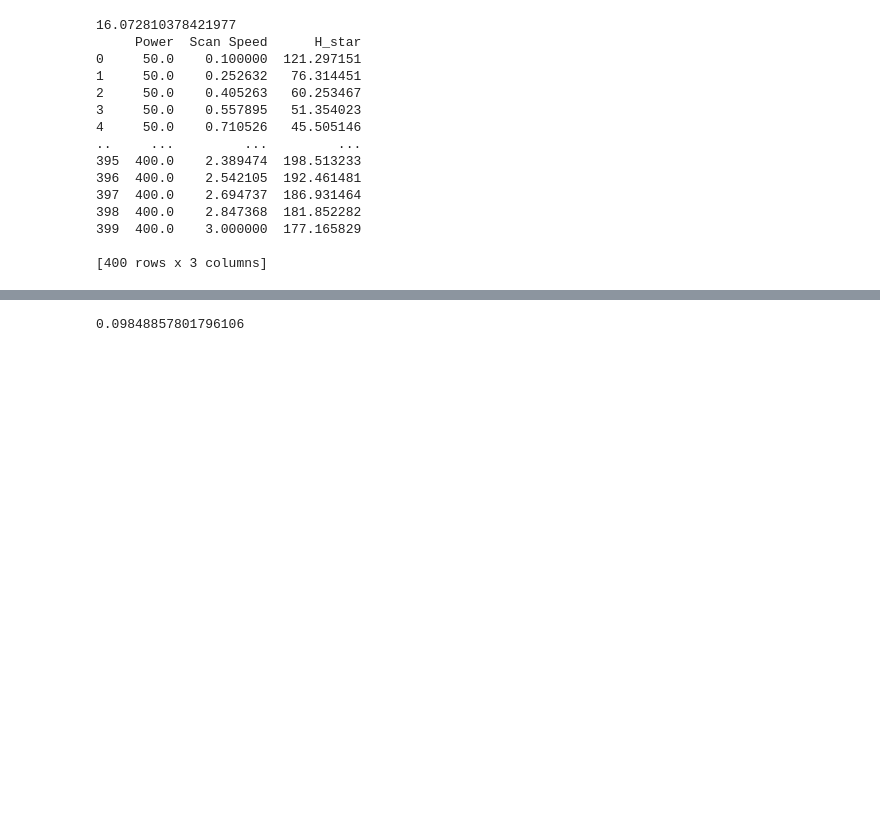
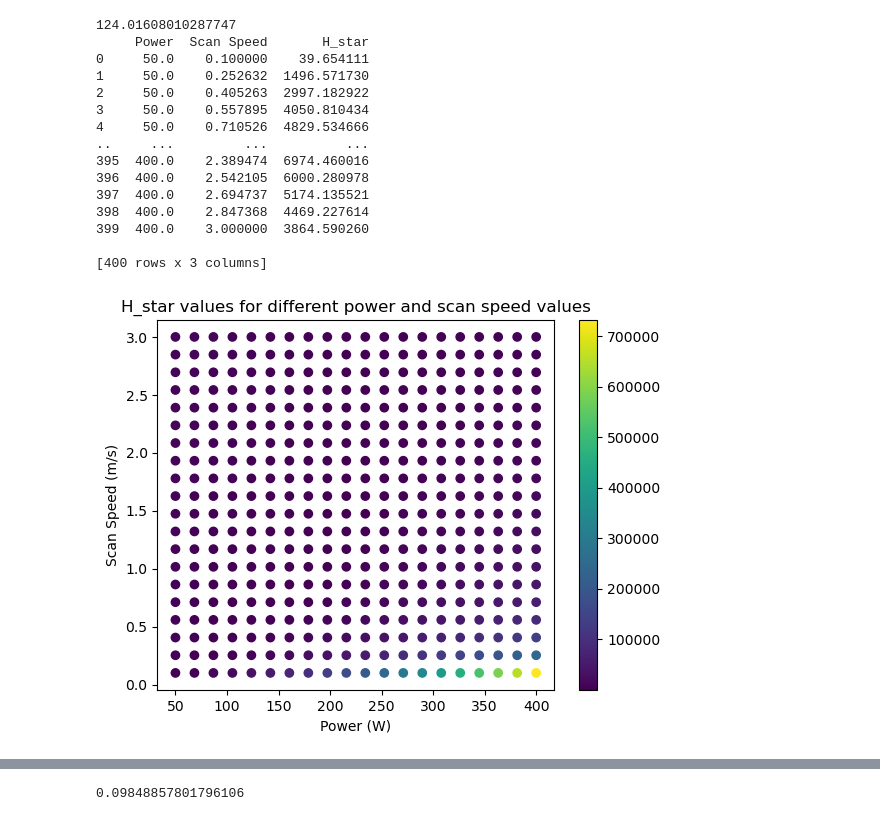
Before and after one commit to Filszcz/RL_LPBF, a Jupyter notebook: DEnthalpy.ipynb, the cells around one changed output, grey strips where cells are left out. Saved outputs shown, nothing was run; the diff lists cells and outputs as text; code cells hidden in the pictures; blank space fills up the shorter version.

```diff
--- a/DEnthalpy.ipynb
+++ b/DEnthalpy.ipynb
@@ -37,50 +37,70 @@ import pandas as pd
 
 def H_star(absorptivity=0.3, power=400.0, rho=2500.0, Cp=915.0, T_solid=853.0, T_0=300.0, hf=40000.0, Diffusivity=0.000097, scan_speed=0.5, beam_diameter=0.0001):
 
-    H = (4 * absorptivity * power)/(np.pi*rho*(Cp*(T_solid - T_0) + hf) * np.sqrt(Diffusivity * scan_speed * beam_diameter**3))
+    H = (4 * absorptivity * power * 0.3 * 0.9 * 100)/(np.pi*rho*(Cp*(T_solid - T_0) + hf) * np.sqrt(Diffusivity * scan_speed * beam_diameter**3))
 
     #write the values for the variables in a csv file
 
 
     return H
 
-test_1 = H_star()
+test_1 = H_star(power=280, scan_speed=3)
 
 print(test_1)
 
 
 
 # write a loop to go through power bewtween 50 and 400W, scan speed between 0.750 and 3.0
 
 #H * fourier number * absorptivity
 
 df = pd.DataFrame(columns=['Power', 'Scan Speed', 'H_star'])
 
 for power in np.linspace(50, 400, 20):
     for scan_speed in np.linspace(0.1, 3.0, 20):
-        H_star_val = H_star(power=power, scan_speed=scan_speed)*100*0.9*0.3
-        df = df._append({'Power': power, 'Scan Speed': scan_speed, 'H_star': H_star_val}, ignore_index=True)
+        H_star_val = H_star(power=power, scan_speed=scan_speed)
+        #*100*0.9*0.3
+        #reward = (-0.01*(H_star_val - 125)**2) - 1000*((scan_speed - 3)**2) - 0.1*(power - 300)**2
+        reward = ((H_star_val - 115)**2)# - 1000*((scan_speed - 3)**2) - 0.1*(power - 300)**2
+        #reward = H_star_val
+        df = df._append({'Power': power, 'Scan Speed': scan_speed, 'H_star': reward}, ignore_index=True)
 
 print(df)
 
 # write all the values for the variables in a csv file
 df.to_csv('H_star_values.csv')
+
+# plot the data
+#use the H_star values as the color map
+
+import matplotlib.pyplot as plt
+
+plt.scatter(df['Power'], df['Scan Speed'], c=df['H_star'])
+plt.colorbar()
+plt.xlabel('Power (W)')
+plt.ylabel('Scan Speed (m/s)')
+plt.title('H_star values for different power and scan speed values')
+
+
+
+plt.show()
 # %% [output]
-16.072810378421977
-     Power  Scan Speed      H_star
-0     50.0    0.100000  121.297151
-1     50.0    0.252632   76.314451
-2     50.0    0.405263   60.253467
-3     50.0    0.557895   51.354023
-4     50.0    0.710526   45.505146
-..     ...         ...         ...
-395  400.0    2.389474  198.513233
-396  400.0    2.542105  192.461481
-397  400.0    2.694737  186.931464
-398  400.0    2.847368  181.852282
-399  400.0    3.000000  177.165829
+124.01608010287747
+     Power  Scan Speed       H_star
+0     50.0    0.100000    39.654111
+1     50.0    0.252632  1496.571730
+2     50.0    0.405263  2997.182922
+3     50.0    0.557895  4050.810434
+4     50.0    0.710526  4829.534666
+..     ...         ...          ...
+395  400.0    2.389474  6974.460016
+396  400.0    2.542105  6000.280978
+397  400.0    2.694737  5174.135521
+398  400.0    2.847368  4469.227614
+399  400.0    3.000000  3864.590260
 
 [400 rows x 3 columns]
+[figure, added]
 # %%
 df.head()
 # %% [output]
```
Also changed, not shown: parts of 8 cells of this notebook, 9 other files.
